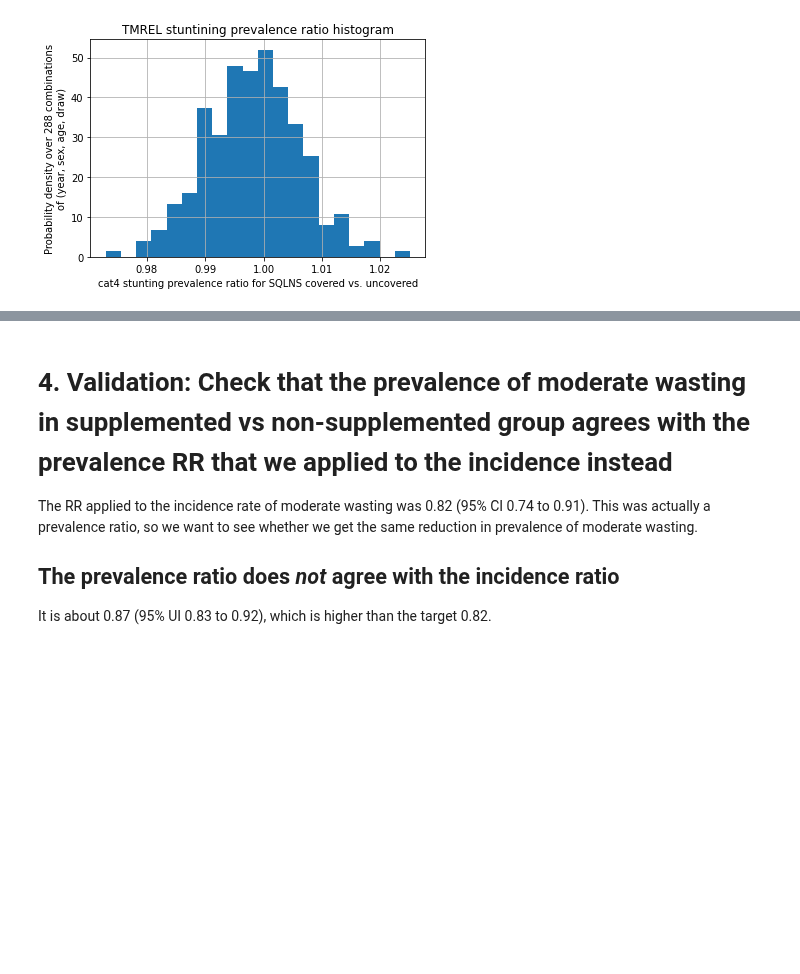
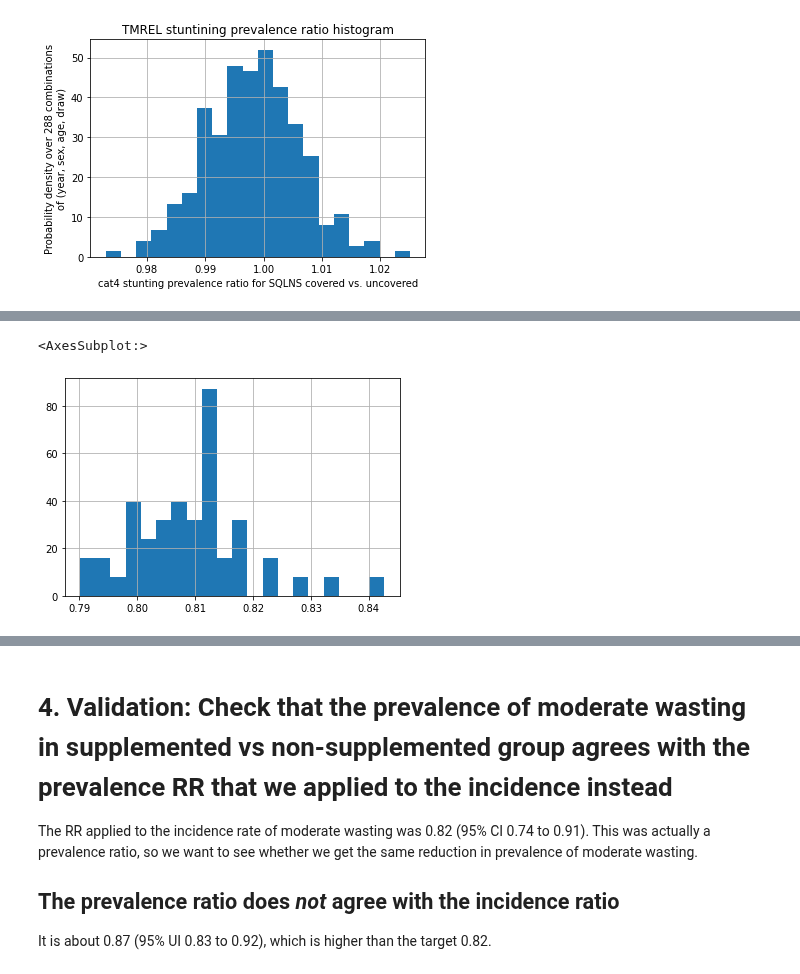
Before and after one commit to ihmeuw/vivarium_research_ciff_sam, a Jupyter notebook: model_validation/model3/2021_09_09a_ciff_sam_v3.1_vv.ipynb, the cells around one changed output, grey strips where cells are left out. Saved outputs shown, nothing was run; the diff lists cells and outputs as text; code cells hidden in the pictures; blank space fills up the shorter version.

```diff
--- a/model_validation/model3/2021_09_09a_ciff_sam_v3.1_vv.ipynb
+++ b/model_validation/model3/2021_09_09a_ciff_sam_v3.1_vv.ipynb
@@ -423,0 +557,5 @@ Not done yet.
+# %%
+mam_incidence_rate_ratio.query("year=='2023' and age != '6-11_months'").value.hist(bins=20, density=True)
+# %% [output]
+<AxesSubplot:>
+[figure, added]
```
Also changed, not shown: parts of 49 cells of this notebook.
